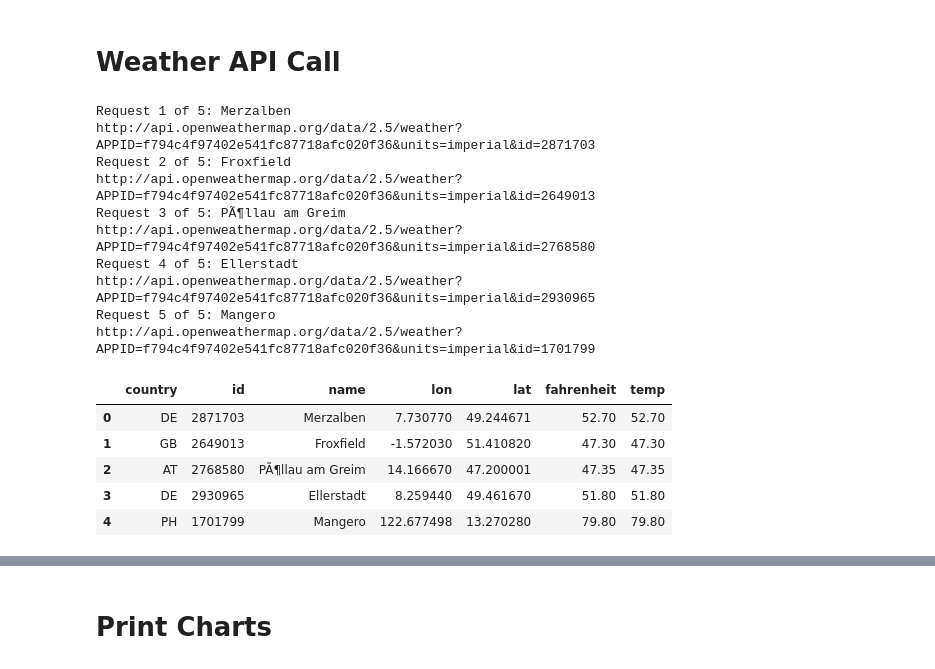
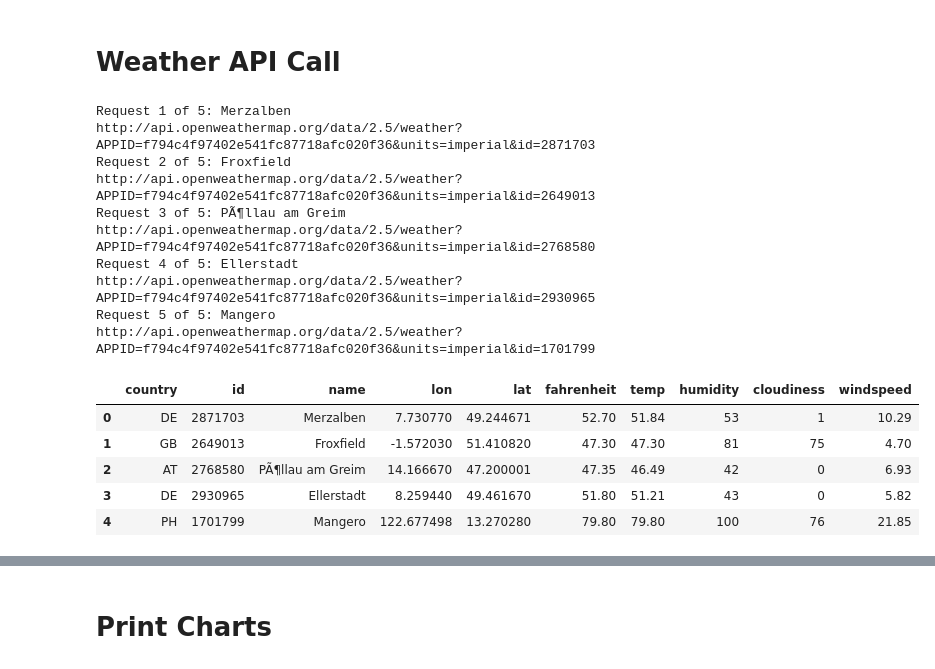
Before and after one commit to spencerrand/Unit-6-Python-APIs, a Jupyter notebook: main.ipynb, the cells around one changed output, grey strips where cells are left out. Drawn from its saved outputs; the diff is of its cells as text; code cells hidden in the pictures.

```diff
--- a/main.ipynb
+++ b/main.ipynb
@@ -103,42 +103,42 @@ print(random_city_df)
 city_temp_list = []
 city_humidity_list = []
 city_cloudiness_list = []
 city_windspeed_list = []
 
 for x in range(total_cities):
     print(f"Request {x+1} of {total_cities}: {random_city_df['name'][x]}")
 
     url = "http://api.openweathermap.org/data/2.5/weather?APPID="+api_key+"&units=imperial&id="+str(random_city_df.id[x])
     print(url)
 
     response = requests.get(url)
     data = response.json()
 
     city_temp_list.append(data['main']['temp'])
-    #city_humidity_list.append(data['main']['temp'])
-    #city_temp_list.append(data['main']['temp'])
-    #city_cloudiness_list.append(data['main']['temp'])
+    city_humidity_list.append(data['main']['humidity'])
+    city_cloudiness_list.append(data['clouds']['all'])
+    city_windspeed_list.append(data['wind']['speed'])
 
 random_city_df['temp'] = city_temp_list
-#random_city_df['humidity'] = city_humidity_list
-#random_city_df['cloudiness'] = city_cloudiness_list
-#random_city_df['windspeed'] = city_windspeed_list
+random_city_df['humidity'] = city_humidity_list
+random_city_df['cloudiness'] = city_cloudiness_list
+random_city_df['windspeed'] = city_windspeed_list
 
 random_city_df
 # %% [output]
 Request 1 of 5: Merzalben
 http://api.openweathermap.org/data/2.5/weather?APPID=f794c4f97402e541fc87718afc020f36&units=imperial&id=2871703
 Request 2 of 5: Froxfield
 http://api.openweathermap.org/data/2.5/weather?APPID=f794c4f97402e541fc87718afc020f36&units=imperial&id=2649013
 Request 3 of 5: PÃ¶llau am Greim
 http://api.openweathermap.org/data/2.5/weather?APPID=f794c4f97402e541fc87718afc020f36&units=imperial&id=2768580
 Request 4 of 5: Ellerstadt
 http://api.openweathermap.org/data/2.5/weather?APPID=f794c4f97402e541fc87718afc020f36&units=imperial&id=2930965
 Request 5 of 5: Mangero
 http://api.openweathermap.org/data/2.5/weather?APPID=f794c4f97402e541fc87718afc020f36&units=imperial&id=1701799
-|  | country | id | name | lon | lat | fahrenheit | temp |
-| 0 | DE | 2871703 | Merzalben | 7.730770 | 49.244671 | 52.70 | 52.70 |
-| 1 | GB | 2649013 | Froxfield | -1.572030 | 51.410820 | 47.30 | 47.30 |
-| 2 | AT | 2768580 | PÃ¶llau am Greim | 14.166670 | 47.200001 | 47.35 | 47.35 |
-| 3 | DE | 2930965 | Ellerstadt | 8.259440 | 49.461670 | 51.80 | 51.80 |
-| 4 | PH | 1701799 | Mangero | 122.677498 | 13.270280 | 79.80 | 79.80 |
+|  | country | id | name | lon | lat | fahrenheit | temp | humidity | cloudiness | windspeed |
+| 0 | DE | 2871703 | Merzalben | 7.730770 | 49.244671 | 52.70 | 51.84 | 53 | 1 | 10.29 |
+| 1 | GB | 2649013 | Froxfield | -1.572030 | 51.410820 | 47.30 | 47.30 | 81 | 75 | 4.70 |
+| 2 | AT | 2768580 | PÃ¶llau am Greim | 14.166670 | 47.200001 | 47.35 | 46.49 | 42 | 0 | 6.93 |
+| 3 | DE | 2930965 | Ellerstadt | 8.259440 | 49.461670 | 51.80 | 51.21 | 43 | 0 | 5.82 |
+| 4 | PH | 1701799 | Mangero | 122.677498 | 13.270280 | 79.80 | 79.80 | 100 | 76 | 21.85 |
```
Also changed, not shown: parts of 4 cells of this notebook.
